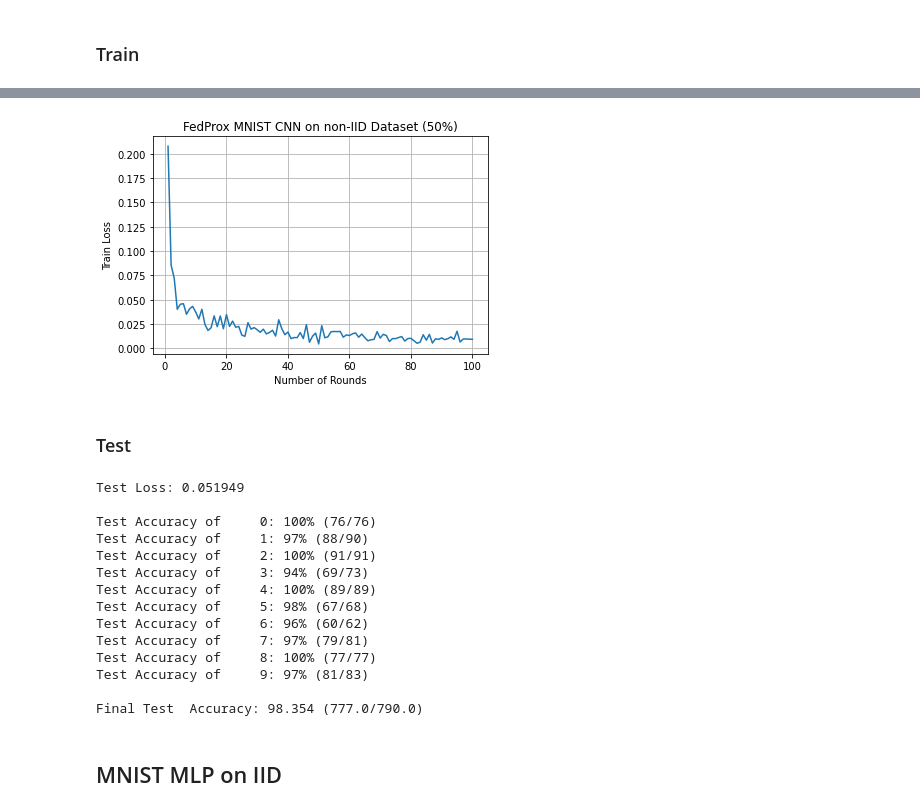
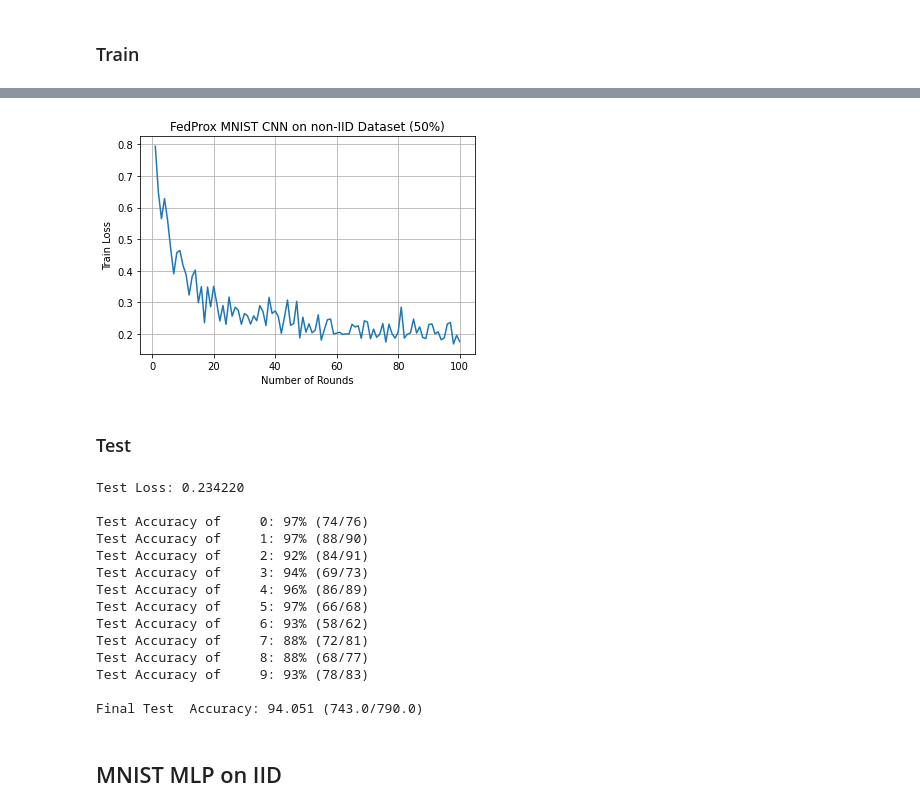
Before and after one commit to ayushm-agrawal/Federated-Learning-Implementations, a Jupyter notebook: FedProx.ipynb, the cells around one changed output, grey strips where cells are left out. Cells and saved outputs as stored; diff of their text form; code cells hidden in the pictures.

Commit message:
:bug: Update proximal term calculation

```diff
--- a/FedProx.ipynb
+++ b/FedProx.ipynb
@@ -360,7 +360,9 @@ class ClientUpdate(object):
     criterion = nn.CrossEntropyLoss()
     proximal_criterion = nn.MSELoss(reduction='mean')
     optimizer = torch.optim.SGD(model.parameters(), lr=self.learning_rate, momentum=0.5)
-    # optimizer = torch.optim.Adam(model.parameters(), lr=self.learning_rate)
+
+    global_model = copy.deepcopy(model)
+
 
     e_loss = []
     for epoch in range(1, self.epochs+1):
@@ -381,11 +383,15 @@ class ClientUpdate(object):
         # calculate the loss + the proximal term
         _, pred = torch.max(output, 1)
 
-        proximal_term = (pred-labels)**2
+        proximal_term = 0.0
 
-        proximal_term = torch.sum(proximal_term) * (mu/2)
+        # iterate through the current and global model parameters
+        for w, w_t in zip(model.parameters(), global_model.parameters()) :
+          # update the proximal term
+          #proximal_term += torch.sum(torch.abs((w-w_t)**2))
+          proximal_term += (w-w_t).norm(2)
 
-        loss = criterion(output, labels) + proximal_term
+        loss = criterion(output, labels) + (mu/2)*proximal_term
 
         # do a backwards pass
         loss.backward()
@@ -974,7 +980,7 @@ batch_size = 10
 # learning Rate
 lr=0.01
 # proximal term constant
-mu = 0.001
+mu = 1.0
 # percentage of clients to have fewer than E epochs
 percentage = 50
 # dict containing different type of data partition
@@ -1007,24 +1013,24 @@ Total time taken: 841.5643248558044
-[figure, old version]
+[figure, new version]
 # %% [markdown]
 ### Test
 # %%
 criterion = nn.CrossEntropyLoss()
 testing(mnist_cnn_non_iid_trained, mnist_data_test, 128, criterion, num_classes, classes_test)
 # %% [output]
-Test Loss: 0.051949
+Test Loss: 0.234220
 
-Test Accuracy of     0: 100% (76/76)
+Test Accuracy of     0: 97% (74/76)
 Test Accuracy of     1: 97% (88/90)
-Test Accuracy of     2: 100% (91/91)
+Test Accuracy of     2: 92% (84/91)
 Test Accuracy of     3: 94% (69/73)
-Test Accuracy of     4: 100% (89/89)
-Test Accuracy of     5: 98% (67/68)
-Test Accuracy of     6: 96% (60/62)
-Test Accuracy of     7: 97% (79/81)
-Test Accuracy of     8: 100% (77/77)
-Test Accuracy of     9: 97% (81/83)
+Test Accuracy of     4: 96% (86/89)
+Test Accuracy of     5: 97% (66/68)
+Test Accuracy of     6: 93% (58/62)
+Test Accuracy of     7: 88% (72/81)
+Test Accuracy of     8: 88% (68/77)
+Test Accuracy of     9: 93% (78/83)
 
-Final Test  Accuracy: 98.354 (777.0/790.0)
+Final Test  Accuracy: 94.051 (743.0/790.0)
 # %% [markdown]
 ## MNIST MLP on IID
 # %% [markdown]
```
Also changed, not shown: parts of 22 cells of this notebook.
